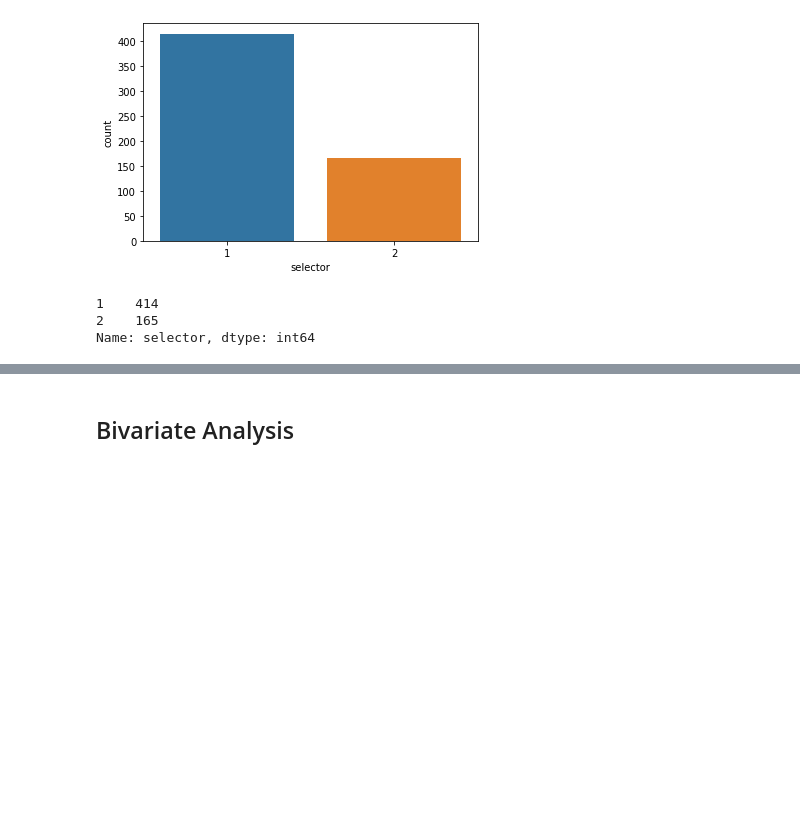
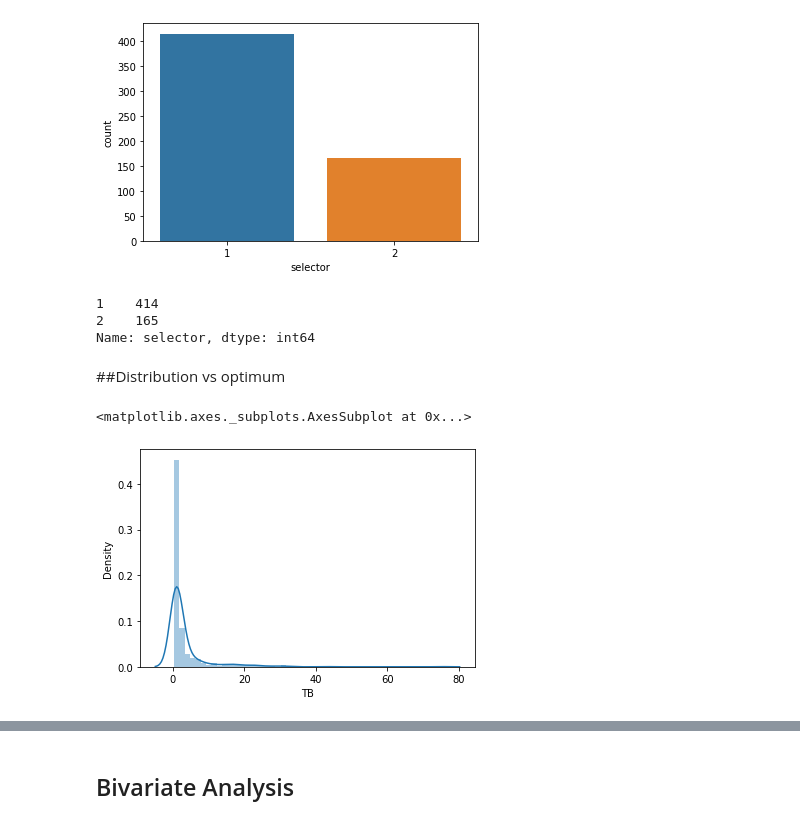
Before and after one commit to MugoChege/Liver-and-Tweets, a Jupyter notebook: Liver.ipynb, the cells around one changed output, grey strips where cells are left out. Cells and saved outputs as stored; diff of their text form; code cells hidden in the pictures; blank space fills up the shorter version.

```diff
--- a/Liver.ipynb
+++ b/Liver.ipynb
@@ -230,3 +230,10 @@ toeda['selector'].value_counts()
 1    414
 2    165
 Name: selector, dtype: int64
+# %% [markdown]
+##Distribution vs optimum
+# %%
+sns.distplot(toeda['TB'])
+# %% [output]
+<matplotlib.axes._subplots.AxesSubplot at 0x...>
+[figure, added]
```
Also changed, not shown: parts of 102 cells of this notebook.
